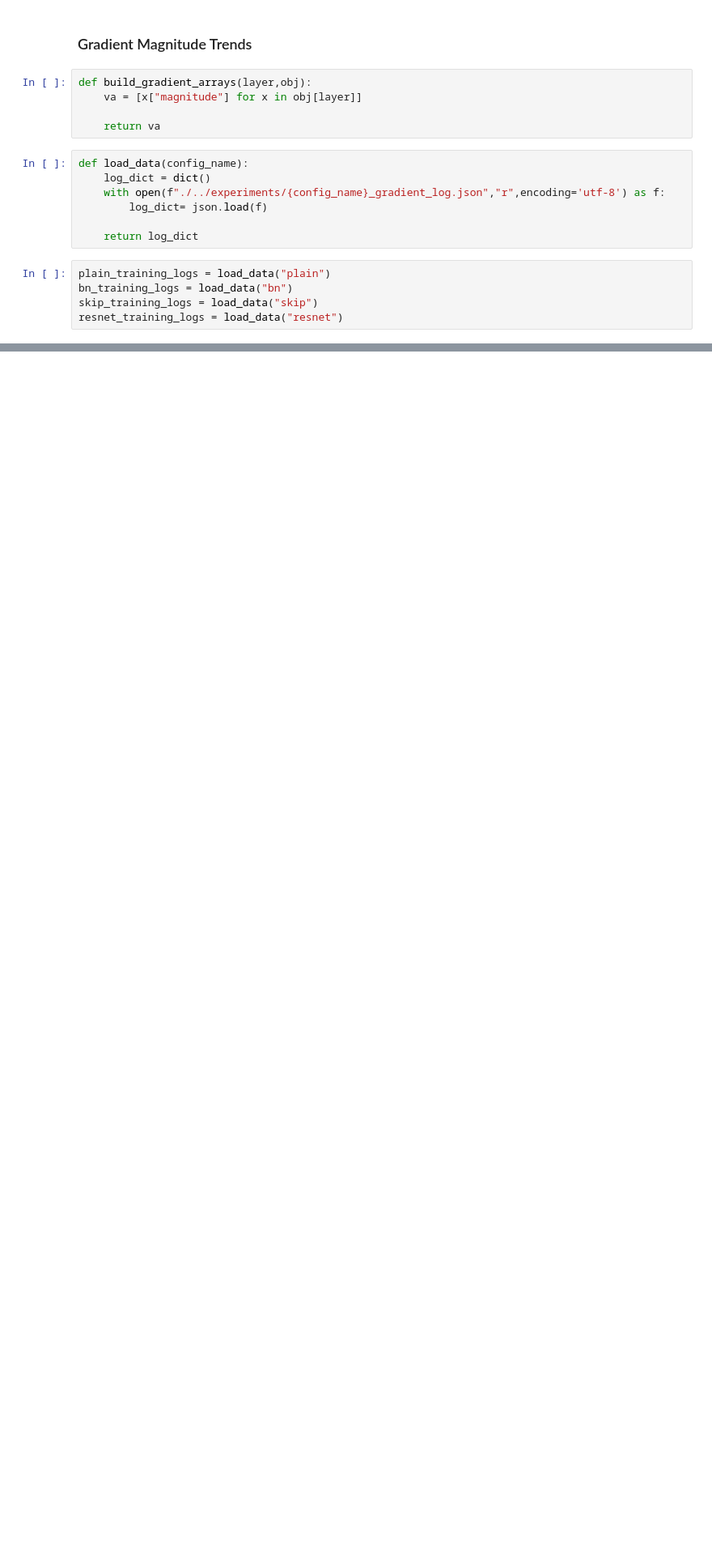
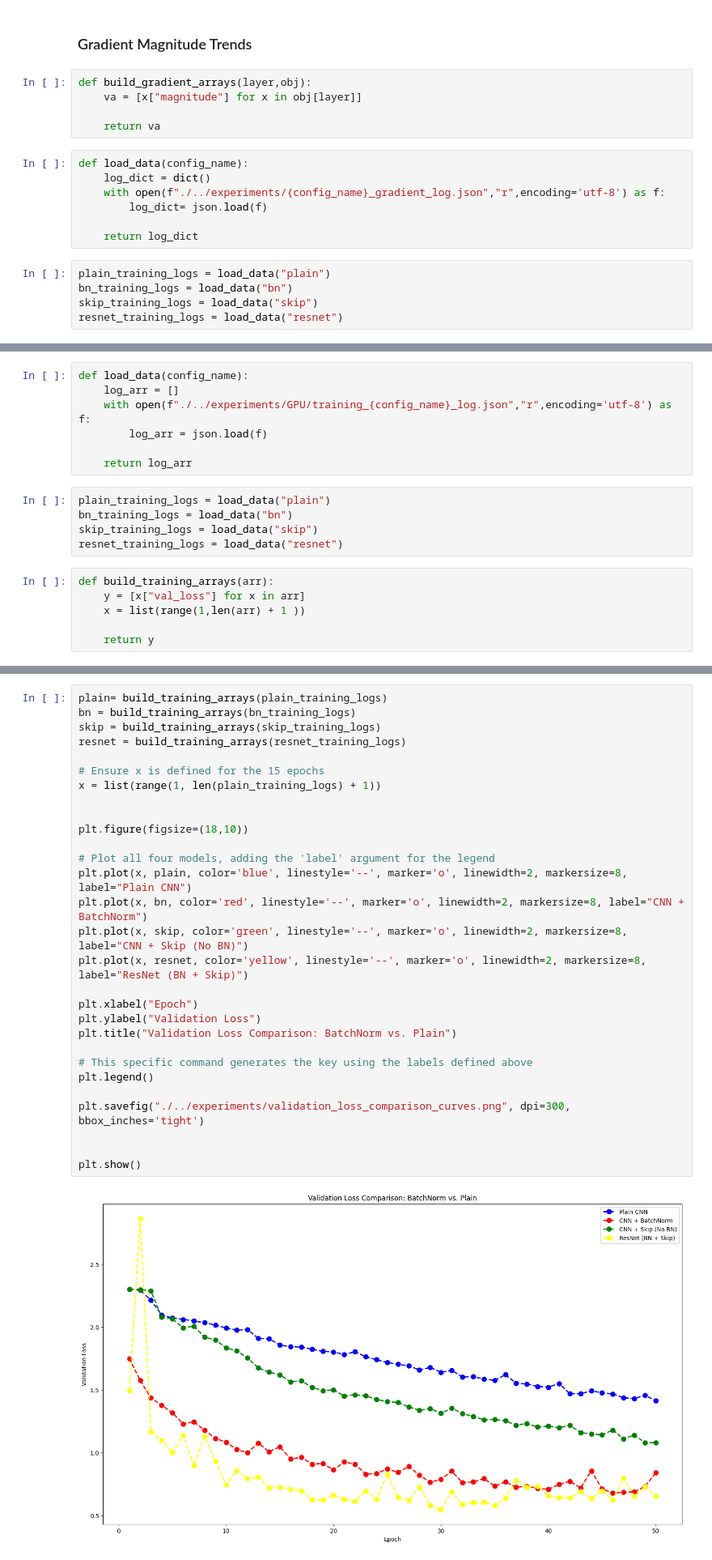
Before and after one commit to ianMuchesia/bn-vs-no-bn-analysis, a Jupyter notebook: notebooks/analysis.ipynb, the cells around one changed output, grey strips where cells are left out. Shown at 81% size. Cells and saved outputs as stored; diff of their text form; blank space fills up the shorter version.

```diff
--- a/notebooks/analysis.ipynb
+++ b/notebooks/analysis.ipynb
@@ -185,0 +205,18 @@ plt.show()
+# %%
+def load_data(config_name):
+    log_arr = []
+    with open(f"./../experiments/GPU/training_{config_name}_log.json","r",encoding='utf-8') as f:
+        log_arr = json.load(f)
+
+    return log_arr
+# %%
+plain_training_logs = load_data("plain")
+bn_training_logs = load_data("bn")
+skip_training_logs = load_data("skip")
+resnet_training_logs = load_data("resnet")
+# %%
+def build_training_arrays(arr):
+    y = [x["val_loss"] for x in arr]
+    x = list(range(1,len(arr) + 1 ))
+
+    return y
@@ -185,0 +225,31 @@ plt.show()
+# %%
+plain= build_training_arrays(plain_training_logs)
+bn = build_training_arrays(bn_training_logs)
+skip = build_training_arrays(skip_training_logs)
+resnet = build_training_arrays(resnet_training_logs)
+
+# Ensure x is defined for the 15 epochs
+x = list(range(1, len(plain_training_logs) + 1))
+
+
+plt.figure(figsize=(18,10))
+
+# Plot all four models, adding the 'label' argument for the legend
+plt.plot(x, plain, color='blue', linestyle='--', marker='o', linewidth=2, markersize=8, label="Plain CNN")
+plt.plot(x, bn, color='red', linestyle='--', marker='o', linewidth=2, markersize=8, label="CNN + BatchNorm")
+plt.plot(x, skip, color='green', linestyle='--', marker='o', linewidth=2, markersize=8, label="CNN + Skip (No BN)")
+plt.plot(x, resnet, color='yellow', linestyle='--', marker='o', linewidth=2, markersize=8, label="ResNet (BN + Skip)")
+
+plt.xlabel("Epoch")
+plt.ylabel("Validation Loss")
+plt.title("Validation Loss Comparison: BatchNorm vs. Plain")
+
+# This specific command generates the key using the labels defined above
+plt.legend()
+
+plt.savefig("./../experiments/validation_loss_comparison_curves.png", dpi=300, bbox_inches='tight')
+
+
+plt.show()
+# %% [output]
+[figure, added]
```
Also changed, not shown: parts of 23 cells of this notebook, 15 other files.
